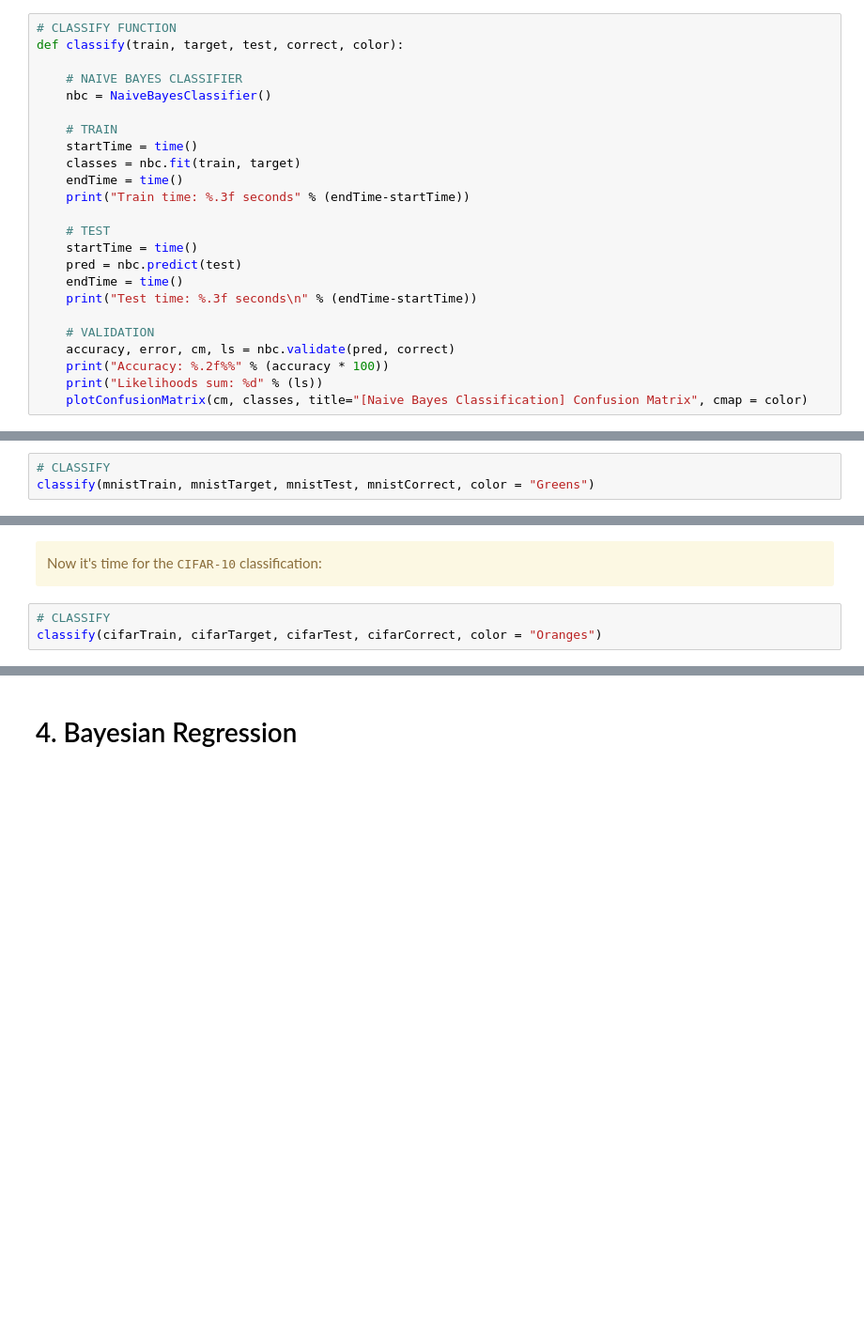
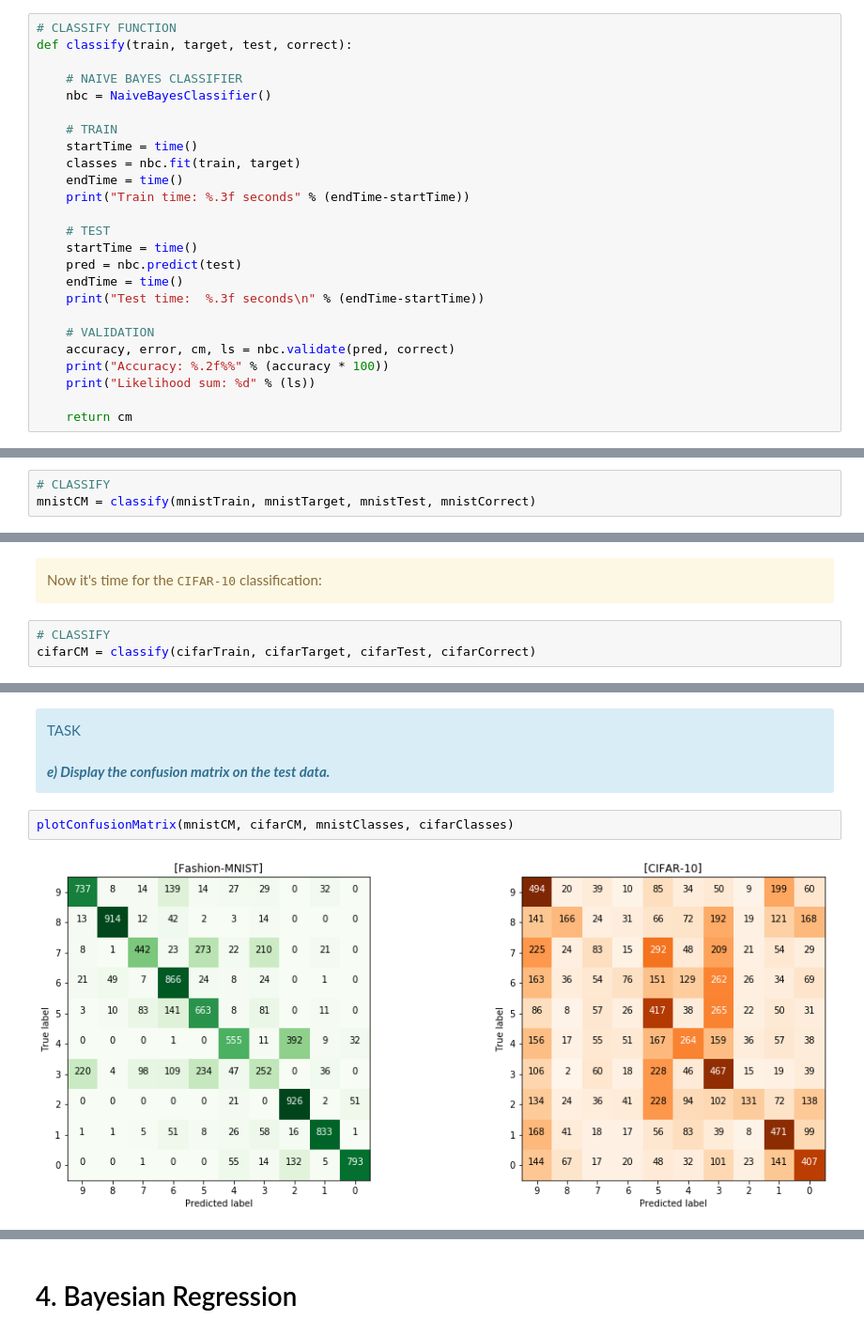
Before and after one commit to claudioscalzo/asi-challenge, a Jupyter notebook: asi_challenge_claudio_scalzo.ipynb, the cells around one changed output, grey strips where cells are left out. Shown at 94% size. Cells and saved outputs as stored; diff of their text form; blank space fills up the shorter version.

Commit message:
Added several comments. Refactored code to display plots and correlations matrices.

```diff
--- a/asi_challenge_claudio_scalzo.ipynb
+++ b/asi_challenge_claudio_scalzo.ipynb
@@ -540,6 +606,6 @@ class NaiveBayesClassifier:
 # %%
 # CLASSIFY FUNCTION
-def classify(train, target, test, correct, color):
+def classify(train, target, test, correct):
 
     # NAIVE BAYES CLASSIFIER
     nbc = NaiveBayesClassifier()
@@ -554,13 +620,14 @@ def classify(train, target, test, correct, color):
     startTime = time()
     pred = nbc.predict(test)
     endTime = time()
-    print("Test time: %.3f seconds\n" % (endTime-startTime))
+    print("Test time:  %.3f seconds\n" % (endTime-startTime))
 
     # VALIDATION
     accuracy, error, cm, ls = nbc.validate(pred, correct)
     print("Accuracy: %.2f%%" % (accuracy * 100))
-    print("Likelihoods sum: %d" % (ls))
-    plotConfusionMatrix(cm, classes, title="[Naive Bayes Classification] Confusion Matrix", cmap = color)
+    print("Likelihood sum: %d" % (ls))
+
+    return cm
 # %% [markdown]
 ### <div class="label label-success">FASHION-MNIST</div>
 # %% [markdown]
@@ -569,5 +636,5 @@ Let's start the classification for the <tt>Fashion-MNIST</tt> dataset:
 </div>
 # %%
 # CLASSIFY
-classify(mnistTrain, mnistTarget, mnistTest, mnistCorrect, color = "Greens")
+mnistCM = classify(mnistTrain, mnistTarget, mnistTest, mnistCorrect)
 # %% [output]
@@ -585,5 +651,5 @@ Now it's time for the <tt>CIFAR-10</tt> classification:
 </div>
 # %%
 # CLASSIFY
-classify(cifarTrain, cifarTarget, cifarTest, cifarCorrect, color = "Oranges")
+cifarCM = classify(cifarTrain, cifarTarget, cifarTest, cifarCorrect)
 # %% [output]
@@ -596,3 +661,12 @@ Likelihoods sum: -21171444
+# %% [markdown]
+<div class='alert alert-info'>
+<div class='label label-info'>TASK</div><br>
+<b><i>e) Display the confusion matrix on the test data.<br></i></b>
+</div>
+# %%
+plotConfusionMatrix(mnistCM, cifarCM, mnistClasses, cifarClasses)
+# %% [output]
+[figure, added]
 # %% [markdown]
 <div class='alert alert-info'>
 <div class='label label-danger'>QUESTION</div><br>
```
Also changed, not shown: parts of 41 cells of this notebook.
